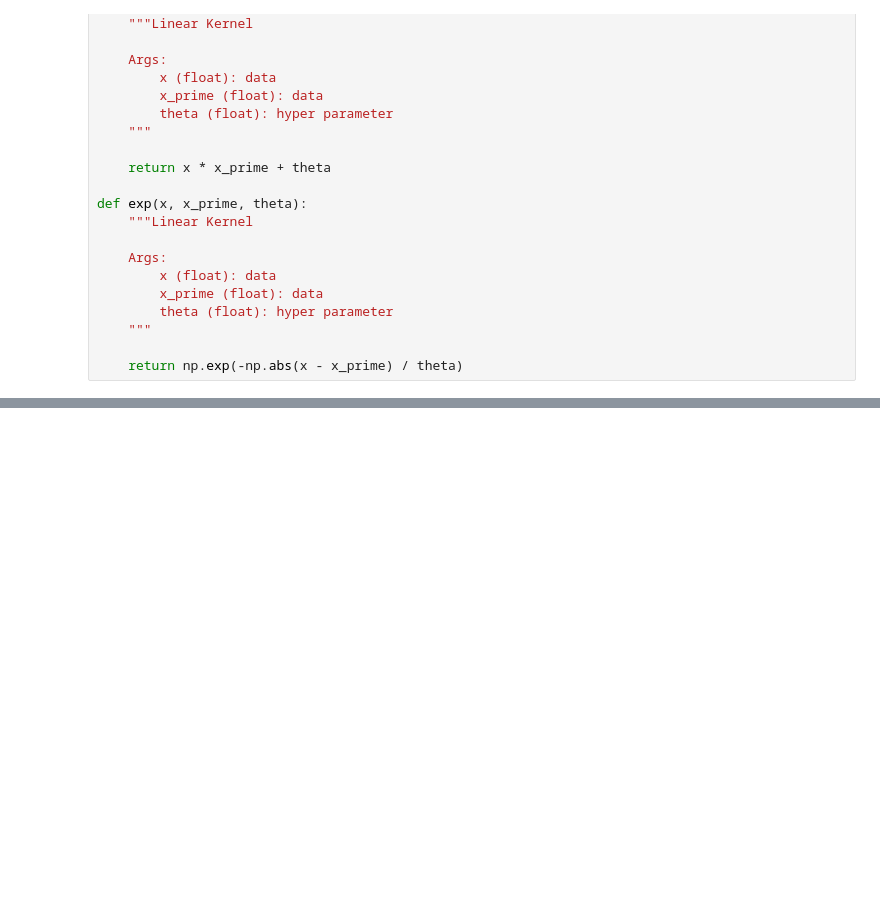
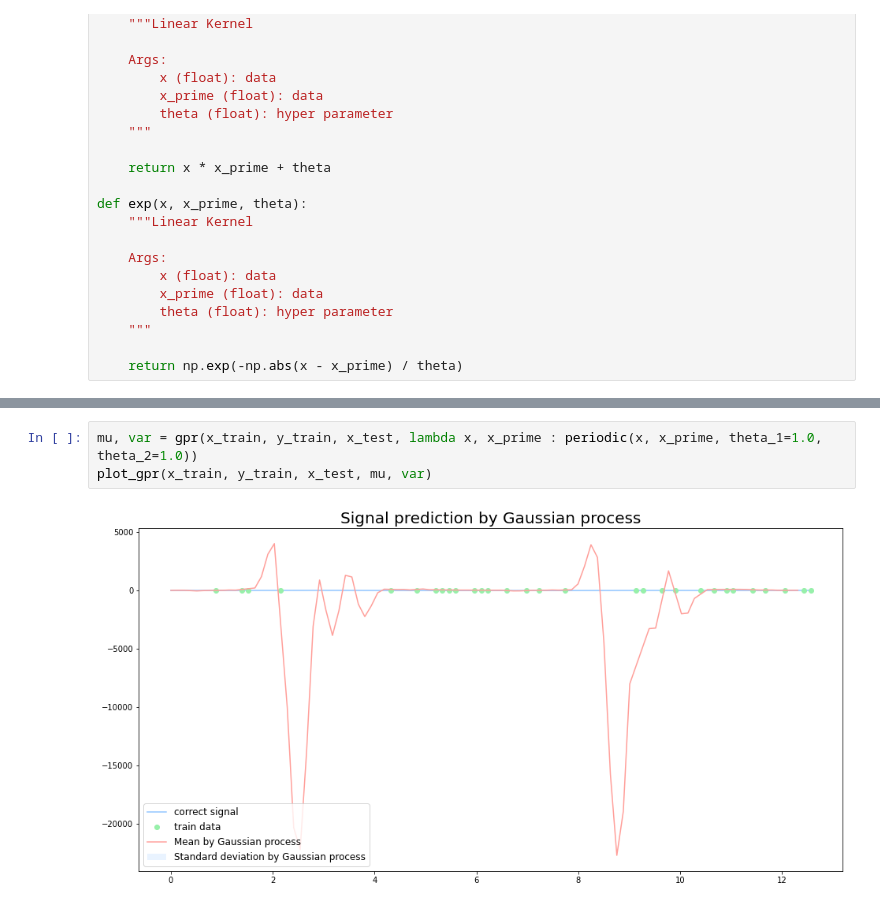
Before and after one commit to meltyyyyy/qiita, a Jupyter notebook: bo/gpr.ipynb, the cells around one changed output, grey strips where cells are left out. Saved outputs shown, nothing was run; the diff lists cells and outputs as text; blank space fills up the shorter version.

```diff
--- a/bo/gpr.ipynb
+++ b/bo/gpr.ipynb
@@ -184,0 +222,5 @@ plot_gpr(x_train, y_train, x_test, mu, var)
+# %%
+mu, var = gpr(x_train, y_train, x_test, lambda x, x_prime : periodic(x, x_prime, theta_1=1.0, theta_2=1.0))
+plot_gpr(x_train, y_train, x_test, mu, var)
+# %% [output]
+[figure, added]
```
Also changed, not shown: parts of 7 cells of this notebook, 2 other files.
